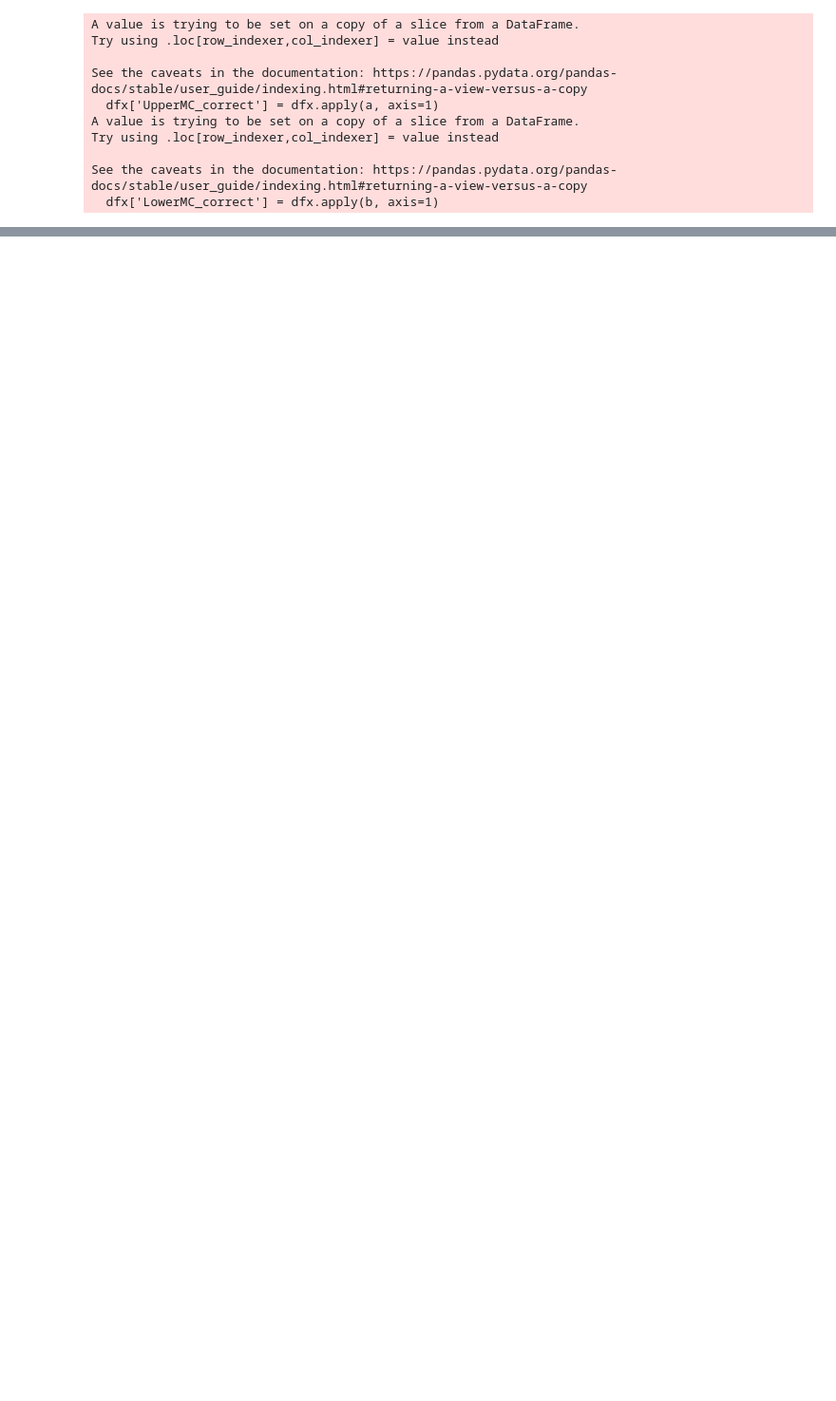
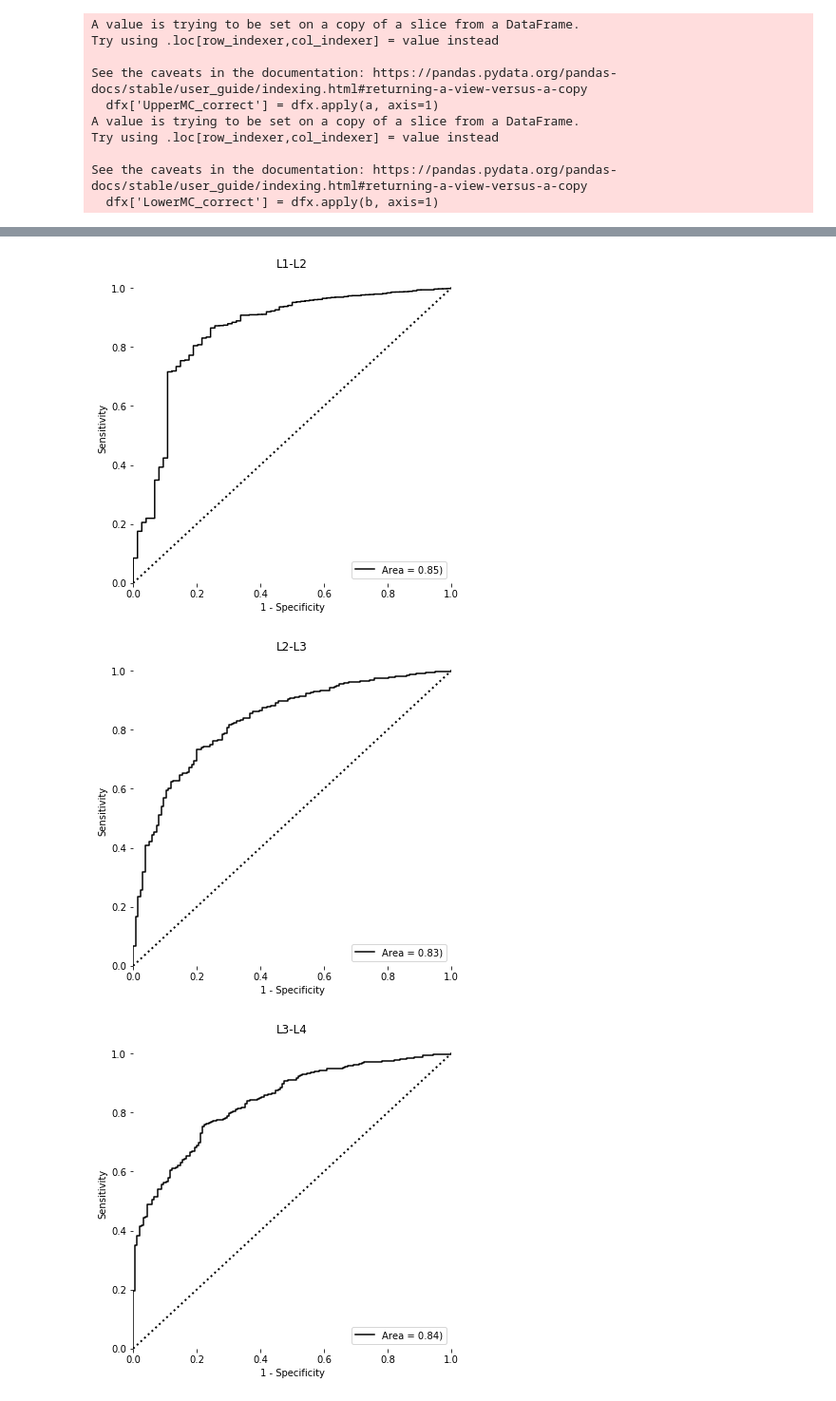
Before and after one commit to TerMcs/agrel_spinenet_external_validation, a Jupyter notebook: notebooks/ROC_curves.ipynb, the cells around one changed output, grey strips where cells are left out. Shown: that part at 95% size. Drawn from its saved outputs; the diff is of its cells as text; code cells hidden in the pictures; blank space fills up the shorter version.

```diff
--- a/notebooks/ROC_curves.ipynb
+++ b/notebooks/ROC_curves.ipynb
@@ -409,0 +490,54 @@ Brier score:
+# %%
+#### ROC for lower Modic changes ####
+
+df_mc_r = dfx[['project_ID', 'Level', 'UpperMC_probability', 'UpperMC_correct', 'UpperMarrow', 'gt_mc_r']].copy()
+df_mc_r.rename(columns = {'UpperMC_probability':'MC_probability', 'UpperMC_correct': 'MC_correct','UpperMarrow':'MC_prediction', 'gt_mc_r':'gt_mc'}, inplace = True)
+
+df_mc_c = dfx[['project_ID', 'Level', 'LowerMC_probability','UpperMC_correct', 'LowerMarrow', 'gt_mc_c']].copy()
+df_mc_c.rename(columns = {'LowerMC_probability':'MC_probability','UpperMC_correct': 'MC_correct', 'LowerMarrow':'MC_prediction', 'gt_mc_c':'gt_mc'}, inplace = True)
+
+dfs = [df_mc_r, df_mc_c]
+df_mc = pd.concat(dfs)
+
+for j in levels:
+    df = df_mc
+    df = df.loc[df['Level'] == j]
+    y_test = df[['MC_correct']].to_numpy()
+    y_prediction = df[['MC_prediction']].to_numpy()
+
+    # for i in range(n_classes):
+    # print('Balanced accuracy: ')
+    # print(balanced_accuracy_score(y_test, y_prediction))
+
+
+    y_prob = df[["MC_probability"]].to_numpy()
+    # print('Brier score: ')
+    # print(brier_score_loss(y_test, y_prob))
+
+    fpr, tpr, _ = roc_curve(y_test, y_prob)
+    roc_auc = auc(fpr, tpr)
+
+    #### For single ROC plot ####
+    # for i in range(n_classes):
+    plt.figure(figsize=(6, 6))
+    plt.plot(
+        fpr,
+        tpr,
+        color="black",
+        label="Area = %0.2f)" % roc_auc
+    )
+    plt.plot([0, 1], [0, 1], color="black", lw=2, linestyle="dotted")
+    plt.xlim([0.0, 1.0])
+    plt.ylim([0.0, 1.05])
+    plt.xlabel("1 - Specificity")
+    plt.ylabel("Sensitivity")
+    plt.title(j)
+    plt.legend(loc="lower right")
+    plt.box(False)
+
+    plt.savefig(f'../outputs/ROC_MC_{j}.svg')
+    plt.show()
+# %% [output]
+[figure, added]
+[figure, added]
+[figure, added]
```
Also changed, not shown: parts of 7 cells of this notebook, 3 other files.
